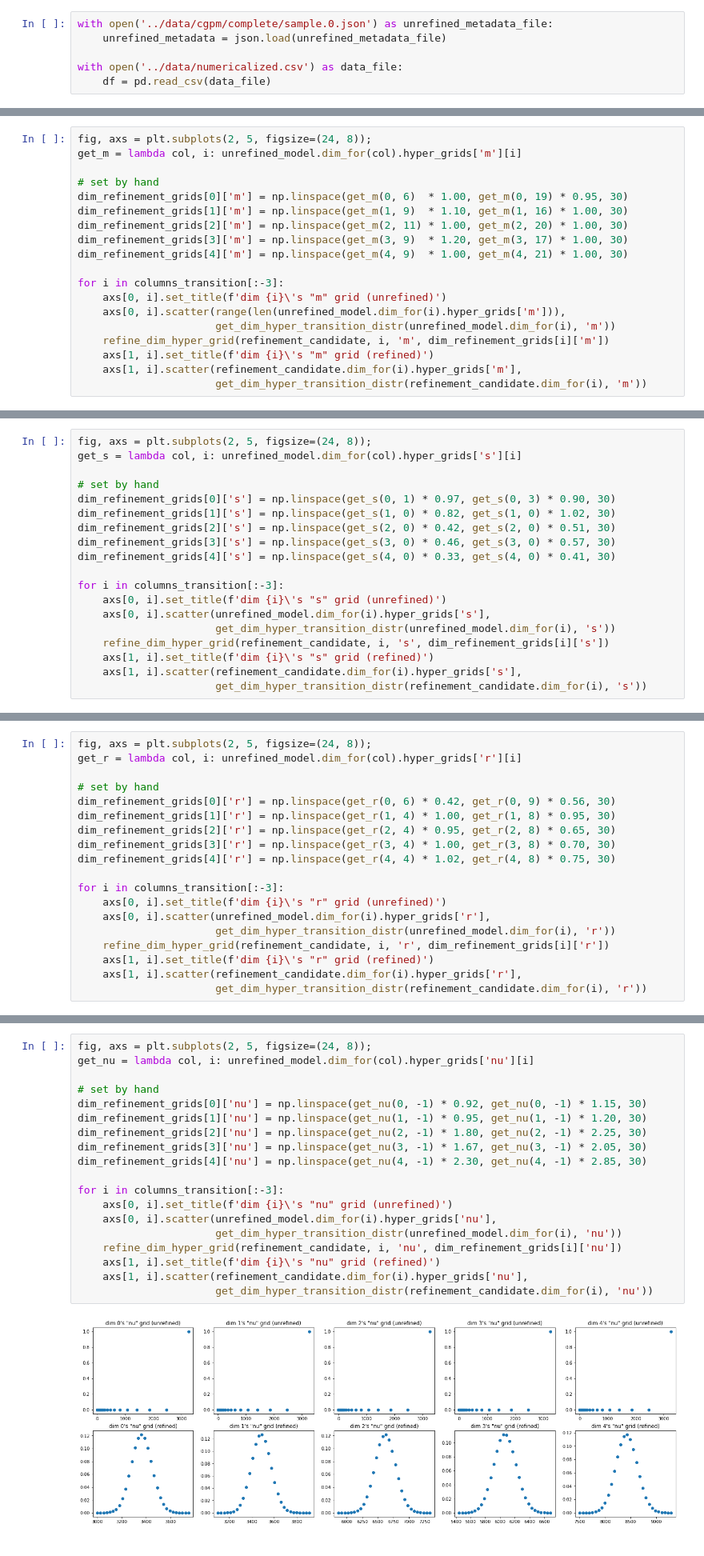
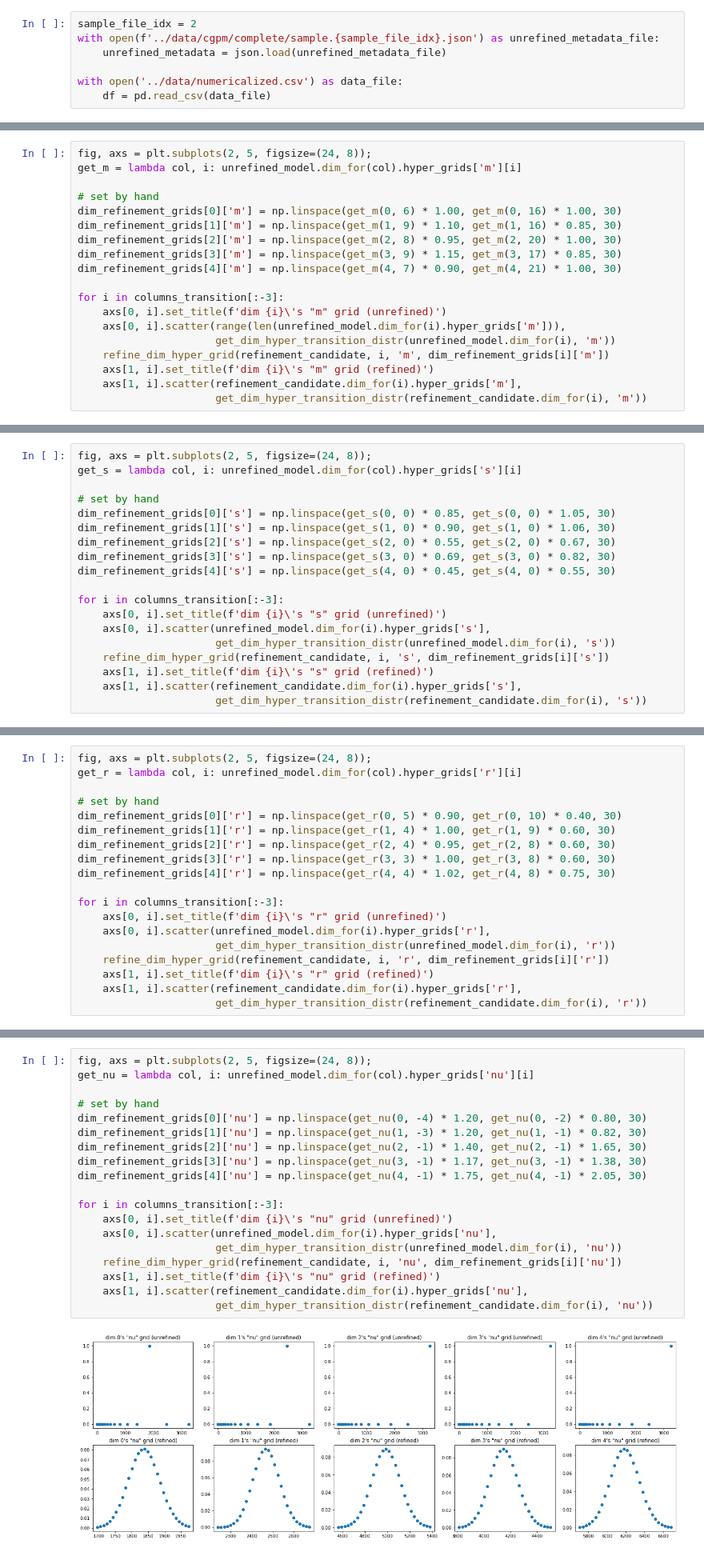
Before and after one commit to ChiSym/GenSQL.structure-learning, a Jupyter notebook: notebooks/manual-hyper-grid-refinement.ipynb, the cells around one changed output, grey strips where cells are left out. Shown at 80% size. Cells and saved outputs as stored; diff of their text form.

```diff
--- a/notebooks/manual-hyper-grid-refinement.ipynb
+++ b/notebooks/manual-hyper-grid-refinement.ipynb
@@ -15,7 +15,8 @@ from typing import Mapping
 import matplotlib.pyplot as plt
 import scipy
 # %%
-with open('../data/cgpm/complete/sample.0.json') as unrefined_metadata_file:
+sample_file_idx = 2
+with open(f'../data/cgpm/complete/sample.{sample_file_idx}.json') as unrefined_metadata_file:
     unrefined_metadata = json.load(unrefined_metadata_file)
 
 with open('../data/numericalized.csv') as data_file:
@@ -105,11 +105,11 @@ fig, axs = plt.subplots(2, 5, figsize=(24, 8));
 get_m = lambda col, i: unrefined_model.dim_for(col).hyper_grids['m'][i]
 
 # set by hand
-dim_refinement_grids[0]['m'] = np.linspace(get_m(0, 6)  * 1.00, get_m(0, 19) * 0.95, 30)
-dim_refinement_grids[1]['m'] = np.linspace(get_m(1, 9)  * 1.10, get_m(1, 16) * 1.00, 30)
-dim_refinement_grids[2]['m'] = np.linspace(get_m(2, 11) * 1.00, get_m(2, 20) * 1.00, 30)
-dim_refinement_grids[3]['m'] = np.linspace(get_m(3, 9)  * 1.20, get_m(3, 17) * 1.00, 30)
-dim_refinement_grids[4]['m'] = np.linspace(get_m(4, 9)  * 1.00, get_m(4, 21) * 1.00, 30)
+dim_refinement_grids[0]['m'] = np.linspace(get_m(0, 6) * 1.00, get_m(0, 16) * 1.00, 30)
+dim_refinement_grids[1]['m'] = np.linspace(get_m(1, 9) * 1.10, get_m(1, 16) * 0.85, 30)
+dim_refinement_grids[2]['m'] = np.linspace(get_m(2, 8) * 0.95, get_m(2, 20) * 1.00, 30)
+dim_refinement_grids[3]['m'] = np.linspace(get_m(3, 9) * 1.15, get_m(3, 17) * 0.85, 30)
+dim_refinement_grids[4]['m'] = np.linspace(get_m(4, 7) * 0.90, get_m(4, 21) * 1.00, 30)
 
 for i in columns_transition[:-3]:
     axs[0, i].set_title(f'dim {i}\'s "m" grid (unrefined)')
@@ -126,11 +126,11 @@ fig, axs = plt.subplots(2, 5, figsize=(24, 8));
 get_s = lambda col, i: unrefined_model.dim_for(col).hyper_grids['s'][i]
 
 # set by hand
-dim_refinement_grids[0]['s'] = np.linspace(get_s(0, 1) * 0.97, get_s(0, 3) * 0.90, 30)
-dim_refinement_grids[1]['s'] = np.linspace(get_s(1, 0) * 0.82, get_s(1, 0) * 1.02, 30)
-dim_refinement_grids[2]['s'] = np.linspace(get_s(2, 0) * 0.42, get_s(2, 0) * 0.51, 30)
-dim_refinement_grids[3]['s'] = np.linspace(get_s(3, 0) * 0.46, get_s(3, 0) * 0.57, 30)
-dim_refinement_grids[4]['s'] = np.linspace(get_s(4, 0) * 0.33, get_s(4, 0) * 0.41, 30)
+dim_refinement_grids[0]['s'] = np.linspace(get_s(0, 0) * 0.85, get_s(0, 0) * 1.05, 30)
+dim_refinement_grids[1]['s'] = np.linspace(get_s(1, 0) * 0.90, get_s(1, 0) * 1.06, 30)
+dim_refinement_grids[2]['s'] = np.linspace(get_s(2, 0) * 0.55, get_s(2, 0) * 0.67, 30)
+dim_refinement_grids[3]['s'] = np.linspace(get_s(3, 0) * 0.69, get_s(3, 0) * 0.82, 30)
+dim_refinement_grids[4]['s'] = np.linspace(get_s(4, 0) * 0.45, get_s(4, 0) * 0.55, 30)
 
 for i in columns_transition[:-3]:
     axs[0, i].set_title(f'dim {i}\'s "s" grid (unrefined)')
@@ -147,10 +147,10 @@ fig, axs = plt.subplots(2, 5, figsize=(24, 8));
 get_r = lambda col, i: unrefined_model.dim_for(col).hyper_grids['r'][i]
 
 # set by hand
-dim_refinement_grids[0]['r'] = np.linspace(get_r(0, 6) * 0.42, get_r(0, 9) * 0.56, 30)
-dim_refinement_grids[1]['r'] = np.linspace(get_r(1, 4) * 1.00, get_r(1, 8) * 0.95, 30)
-dim_refinement_grids[2]['r'] = np.linspace(get_r(2, 4) * 0.95, get_r(2, 8) * 0.65, 30)
-dim_refinement_grids[3]['r'] = np.linspace(get_r(3, 4) * 1.00, get_r(3, 8) * 0.70, 30)
+dim_refinement_grids[0]['r'] = np.linspace(get_r(0, 5) * 0.90, get_r(0, 10) * 0.40, 30)
+dim_refinement_grids[1]['r'] = np.linspace(get_r(1, 4) * 1.00, get_r(1, 9) * 0.60, 30)
+dim_refinement_grids[2]['r'] = np.linspace(get_r(2, 4) * 0.95, get_r(2, 8) * 0.60, 30)
+dim_refinement_grids[3]['r'] = np.linspace(get_r(3, 3) * 1.00, get_r(3, 8) * 0.60, 30)
 dim_refinement_grids[4]['r'] = np.linspace(get_r(4, 4) * 1.02, get_r(4, 8) * 0.75, 30)
 
 for i in columns_transition[:-3]:
@@ -166,24 +166,24 @@ for i in columns_transition[:-3]:
 # %%
 fig, axs = plt.subplots(2, 5, figsize=(24, 8));
 get_nu = lambda col, i: unrefined_model.dim_for(col).hyper_grids['nu'][i]
 
 # set by hand
-dim_refinement_grids[0]['nu'] = np.linspace(get_nu(0, -1) * 0.92, get_nu(0, -1) * 1.15, 30)
-dim_refinement_grids[1]['nu'] = np.linspace(get_nu(1, -1) * 0.95, get_nu(1, -1) * 1.20, 30)
-dim_refinement_grids[2]['nu'] = np.linspace(get_nu(2, -1) * 1.80, get_nu(2, -1) * 2.25, 30)
-dim_refinement_grids[3]['nu'] = np.linspace(get_nu(3, -1) * 1.67, get_nu(3, -1) * 2.05, 30)
-dim_refinement_grids[4]['nu'] = np.linspace(get_nu(4, -1) * 2.30, get_nu(4, -1) * 2.85, 30)
+dim_refinement_grids[0]['nu'] = np.linspace(get_nu(0, -4) * 1.20, get_nu(0, -2) * 0.80, 30)
+dim_refinement_grids[1]['nu'] = np.linspace(get_nu(1, -3) * 1.20, get_nu(1, -1) * 0.82, 30)
+dim_refinement_grids[2]['nu'] = np.linspace(get_nu(2, -1) * 1.40, get_nu(2, -1) * 1.65, 30)
+dim_refinement_grids[3]['nu'] = np.linspace(get_nu(3, -1) * 1.17, get_nu(3, -1) * 1.38, 30)
+dim_refinement_grids[4]['nu'] = np.linspace(get_nu(4, -1) * 1.75, get_nu(4, -1) * 2.05, 30)
 
 for i in columns_transition[:-3]:
     axs[0, i].set_title(f'dim {i}\'s "nu" grid (unrefined)')
     axs[0, i].scatter(unrefined_model.dim_for(i).hyper_grids['nu'],
                       get_dim_hyper_transition_distr(unrefined_model.dim_for(i), 'nu'))
     refine_dim_hyper_grid(refinement_candidate, i, 'nu', dim_refinement_grids[i]['nu'])
     axs[1, i].set_title(f'dim {i}\'s "nu" grid (refined)')
     axs[1, i].scatter(refinement_candidate.dim_for(i).hyper_grids['nu'],
                       get_dim_hyper_transition_distr(refinement_candidate.dim_for(i), 'nu'))
 # %% [output]
-[figure, old version]
+[figure, new version]
 # %%
 fig, axs = plt.subplots(2, 3, figsize=(24, 8));
 get_alpha = lambda col, i: unrefined_model.dim_for(col).hyper_grids['alpha'][i]
```
Also changed, not shown: parts of 14 cells of this notebook, 1 other file.
